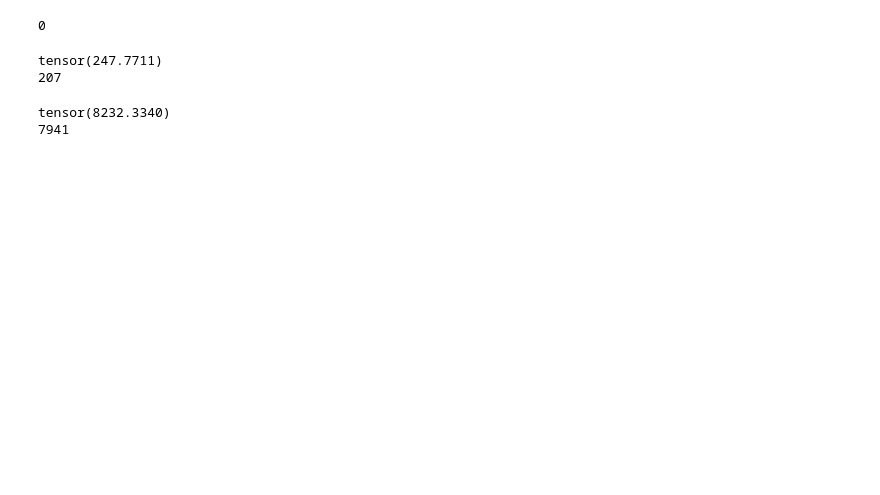
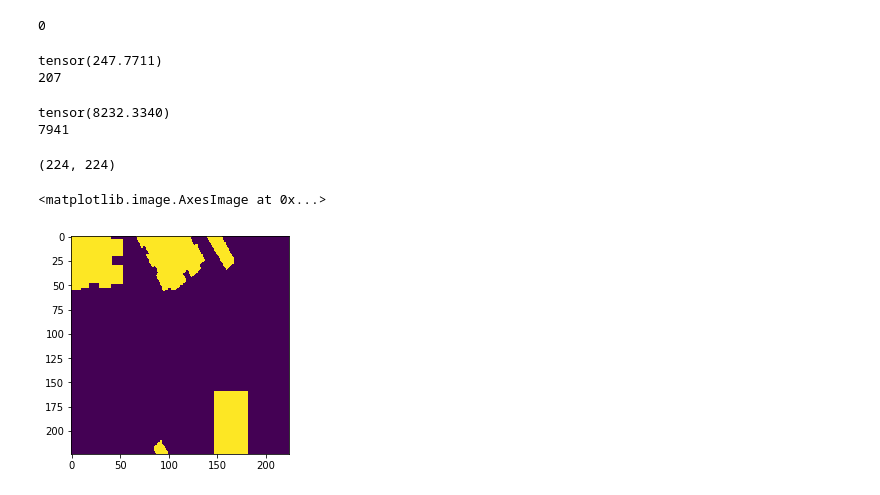
Before and after one commit to PatriciaRodrigues1994/Satellite-Image-Segmentation, a Jupyter notebook: dev/flow.ipynb, the cells around one changed output. Drawn from its saved outputs; the diff is of its cells as text; code cells hidden in the pictures; blank space fills up the shorter version.

```diff
--- a/dev/flow.ipynb
+++ b/dev/flow.ipynb
@@ -345,3 +345,22 @@ print(mask_2.numpy().astype(np.uint8).sum())
 # %% [output]
 tensor(8232.3340)
 7941
+# %%
+m1 = mask_1.numpy().astype(np.uint8)
+m2 = mask_2.numpy().astype(np.uint8)
+# %%
+import numpy as np
+difference = np.zeros(m1.shape)
+# %%
+difference.shape
+# %% [output]
+(224, 224)
+# %%
+for (x,y), value in np.ndenumerate(difference):
+    if m1[x,y] == 0 and m2[x,y] == 1: #Good Pixel
+        difference[x,y]=1
+# %%
+plt.imshow(difference)
+# %% [output]
+<matplotlib.image.AxesImage at 0x...>
+[figure, added]
```
Also changed, not shown: parts of 6 cells of this notebook.
